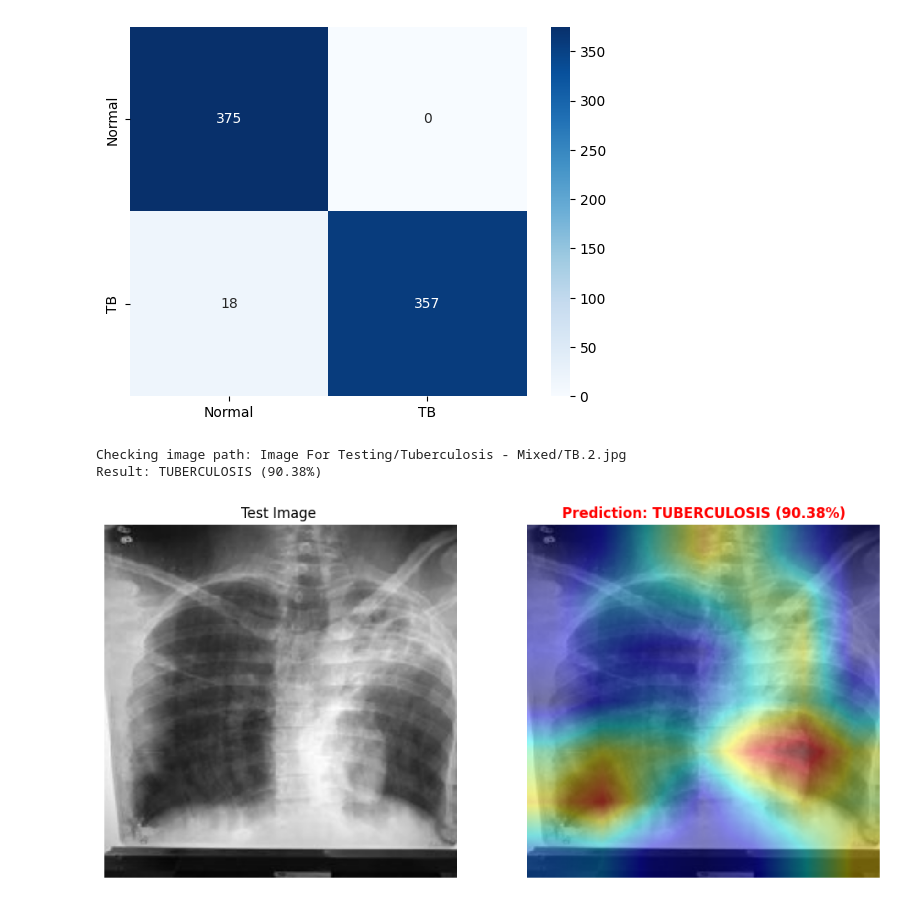
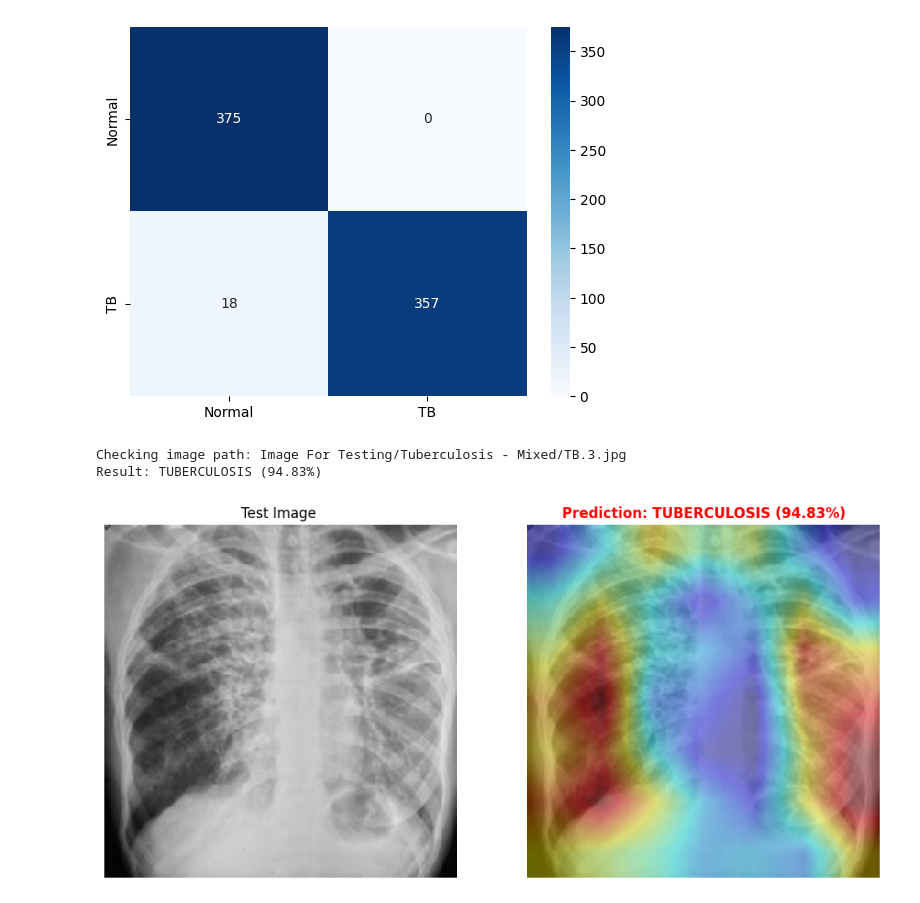
Before and after one commit to Fin1806/AI-Tuberculosis-Using-EffecientNet-B0, a Jupyter notebook: AI_Tuberculosis_EffecientNetB0.ipynb, the cells around one changed output. Drawn from its saved outputs; the diff is of its cells as text; code cells hidden in the pictures.

```diff
--- a/AI_Tuberculosis_EffecientNetB0.ipynb
+++ b/AI_Tuberculosis_EffecientNetB0.ipynb
@@ -454,7 +454,7 @@ def make_gradcam_heatmap(img_array, model, last_conv_layer_name, pred_index=None
 # --- 3. MAIN EXECUTION ---
 
 # A. Load Image
-target_img_path = 'Image For Testing/Tuberculosis - Mixed/TB.2.jpg'
+target_img_path = 'Image For Testing/Tuberculosis - Mixed/TB.3.jpg'
 print(f"Checking image path: {target_img_path}")
 
 # B. Load Model
@@ -499,33 +499,33 @@ print(f"Result: {label} ({confidence:.2f}%)")
 # D. Generate Heatmap (Based on the masked tensor)
 heatmap = make_gradcam_heatmap(img_tensor, model, LAST_CONV_LAYER)
 
 # E. Overlay (Paste the Heatmap onto the CLEAN Image)
 heatmap_resized = cv2.resize(heatmap, IMG_SIZE)
 heatmap_uint8 = np.uint8(255 * heatmap_resized)
 heatmap_color = cv2.applyColorMap(heatmap_uint8, cv2.COLORMAP_JET)
 heatmap_color = cv2.cvtColor(heatmap_color, cv2.COLOR_BGR2RGB)
 
 # Key Step: Heatmap is added to 'img_display' (the clean one)
 superimposed_img = cv2.addWeighted(img_display, 0.6, heatmap_color, 0.4, 0)
 
 # F. Plot/Display
 plt.figure(figsize=(12, 6))
 
 # Left Image: Show the original image
 plt.subplot(1, 2, 1)
 plt.imshow(img_display)
 plt.title("Test Image ")
 plt.axis('off')
 
 # Right Image: Overlay Heatmap on top of clean image
 plt.subplot(1, 2, 2)
 plt.imshow(superimposed_img)
 plt.title(f"Prediction: {label} ({confidence:.2f}%)",
           color=text_color, fontsize=12, fontweight='bold')
 plt.axis('off')
 
 plt.show()
 # %% [output]
-Checking image path: Image For Testing/Tuberculosis - Mixed/TB.2.jpg
-Result: TUBERCULOSIS (90.38%)
+Checking image path: Image For Testing/Tuberculosis - Mixed/TB.3.jpg
+Result: TUBERCULOSIS (94.83%)
-[figure, old version]
+[figure, new version]
```
Also changed, not shown: 1 other file.
